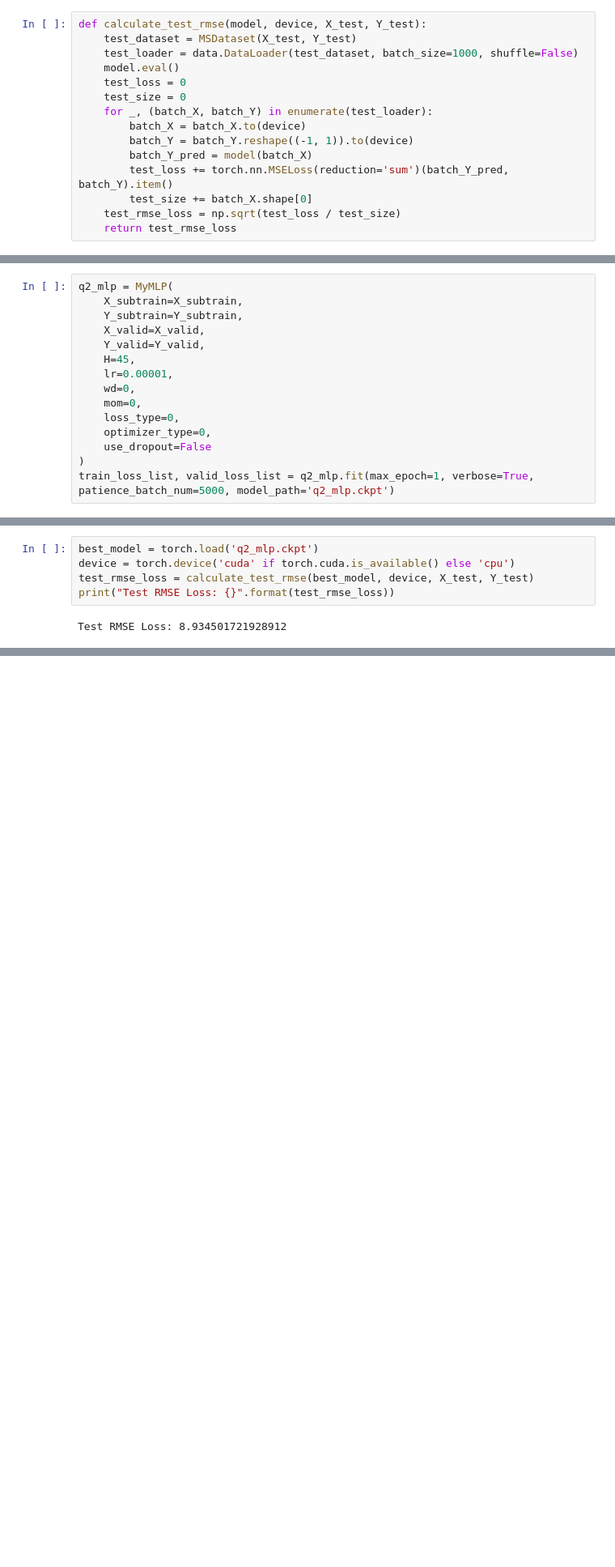
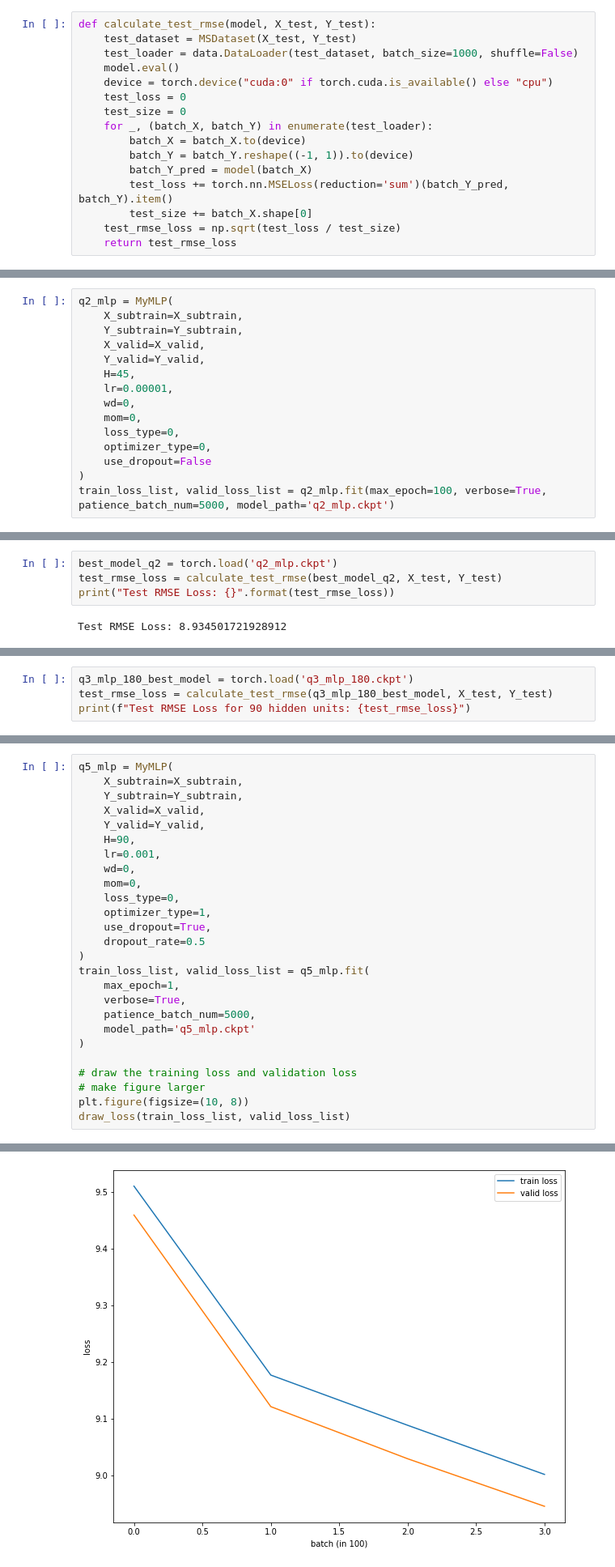
Before and after one commit to Brian-Konr/statistical-learning-IM5056, a Jupyter notebook: hw4/b08705038_hw4.ipynb, the cells around one changed output, grey strips where cells are left out. Shown: that part at 81% size. Saved outputs shown, nothing was run; the diff lists cells and outputs as text; blank space fills up the shorter version.

Commit message:
finish all coding blocks to generate a acceptable flow, but need to change every max_epoch to 100 but not 1

```diff
--- a/hw4/b08705038_hw4.ipynb
+++ b/hw4/b08705038_hw4.ipynb
@@ -301,8 +304,9 @@ class MyMLP():
 # %%
-def calculate_test_rmse(model, device, X_test, Y_test):
+def calculate_test_rmse(model, X_test, Y_test):
     test_dataset = MSDataset(X_test, Y_test)
     test_loader = data.DataLoader(test_dataset, batch_size=1000, shuffle=False)
     model.eval()
+    device = torch.device("cuda:0" if torch.cuda.is_available() else "cpu")
     test_loss = 0
     test_size = 0
     for _, (batch_X, batch_Y) in enumerate(test_loader):
@@ -329,16 +333,15 @@ q2_mlp = MyMLP(
     optimizer_type=0,
     use_dropout=False
 )
-train_loss_list, valid_loss_list = q2_mlp.fit(max_epoch=1, verbose=True, patience_batch_num=5000, model_path='q2_mlp.ckpt')
+train_loss_list, valid_loss_list = q2_mlp.fit(max_epoch=100, verbose=True, patience_batch_num=5000, model_path='q2_mlp.ckpt')
 # %% [output]
 Epoch: 0, Step: 100, Train Loss: 10.634806085843973, Valid Loss: 10.609656744566204
 Epoch: 0, Step: 200, Train Loss: 9.090645590777221, Valid Loss: 9.0104417124174
 Epoch: 0, Step: 300, Train Loss: 9.008724315673865, Valid Loss: 8.964793240422235
 Epoch: 0, Step: 400, Train Loss: 8.85230780792544, Valid Loss: 8.804481024175608
 # %%
-best_model = torch.load('q2_mlp.ckpt')
-device = torch.device('cuda' if torch.cuda.is_available() else 'cpu')
-test_rmse_loss = calculate_test_rmse(best_model, device, X_test, Y_test)
+best_model_q2 = torch.load('q2_mlp.ckpt')
+test_rmse_loss = calculate_test_rmse(best_model_q2, X_test, Y_test)
 print("Test RMSE Loss: {}".format(test_rmse_loss))
 # %% [output]
 Test RMSE Loss: 8.934501721928912
@@ -403,0 +427,4 @@ Y_pred = mlp_90.predict(X_test)
+# %%
+q3_mlp_180_best_model = torch.load('q3_mlp_180.ckpt')
+test_rmse_loss = calculate_test_rmse(q3_mlp_180_best_model, X_test, Y_test)
+print(f"Test RMSE Loss for 90 hidden units: {test_rmse_loss}")
@@ -409,3 +526,30 @@ Y_pred = mlp_90.predict(X_test)
 建構一個有Dropout的四層Hidden Layer的MLP。此模型由輸入層開始，第一層由90個Input Features通過線性層轉換為H個Hidden Nodes，通過ReLu Activation Function，之後對Hidden Unit Dropout，機率為0.5。後面各Hidden Lyaer均在ReLu後有Dropout，機率皆為0.5。最後通過一個線性層輸出。所有Hidden Layer的寬度都為H。
 
 令H= 90, 使用Adaptive Moment Estimation (Adam)更新參數，設Learning Rate = 0.001，無Weight Decay與Momentum，其他參數使用預設值。畫出模型訓練過程中的Training與Validation RMSE，列出Test RMSE。 並討論訓練過程中Training與Validation RMSE的圖形意義。
+# %%
+q5_mlp = MyMLP(
+    X_subtrain=X_subtrain,
+    Y_subtrain=Y_subtrain,
+    X_valid=X_valid,
+    Y_valid=Y_valid,
+    H=90,
+    lr=0.001,
+    wd=0,
+    mom=0,
+    loss_type=0,
+    optimizer_type=1,
+    use_dropout=True,
+    dropout_rate=0.5
+)
+train_loss_list, valid_loss_list = q5_mlp.fit(
+    max_epoch=1,
+    verbose=True,
+    patience_batch_num=5000,
+    model_path='q5_mlp.ckpt'
+)
+
+# draw the training loss and validation loss
+# make figure larger
+plt.figure(figsize=(10, 8))
+draw_loss(train_loss_list, valid_loss_list)
+# %% [output]
@@ -411,0 +560 @@ Y_pred = mlp_90.predict(X_test)
+[figure, added]
```
Also changed, not shown: parts of 25 cells of this notebook, 2 other files.
